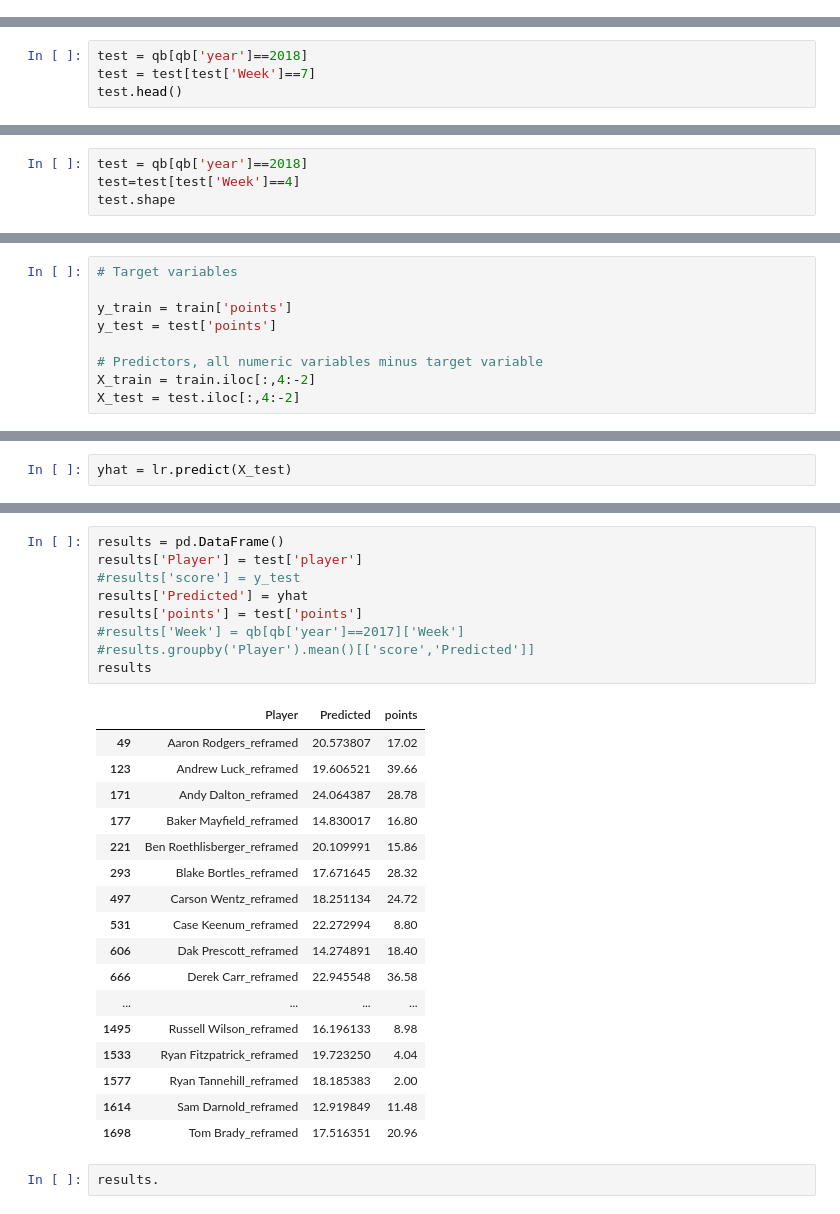
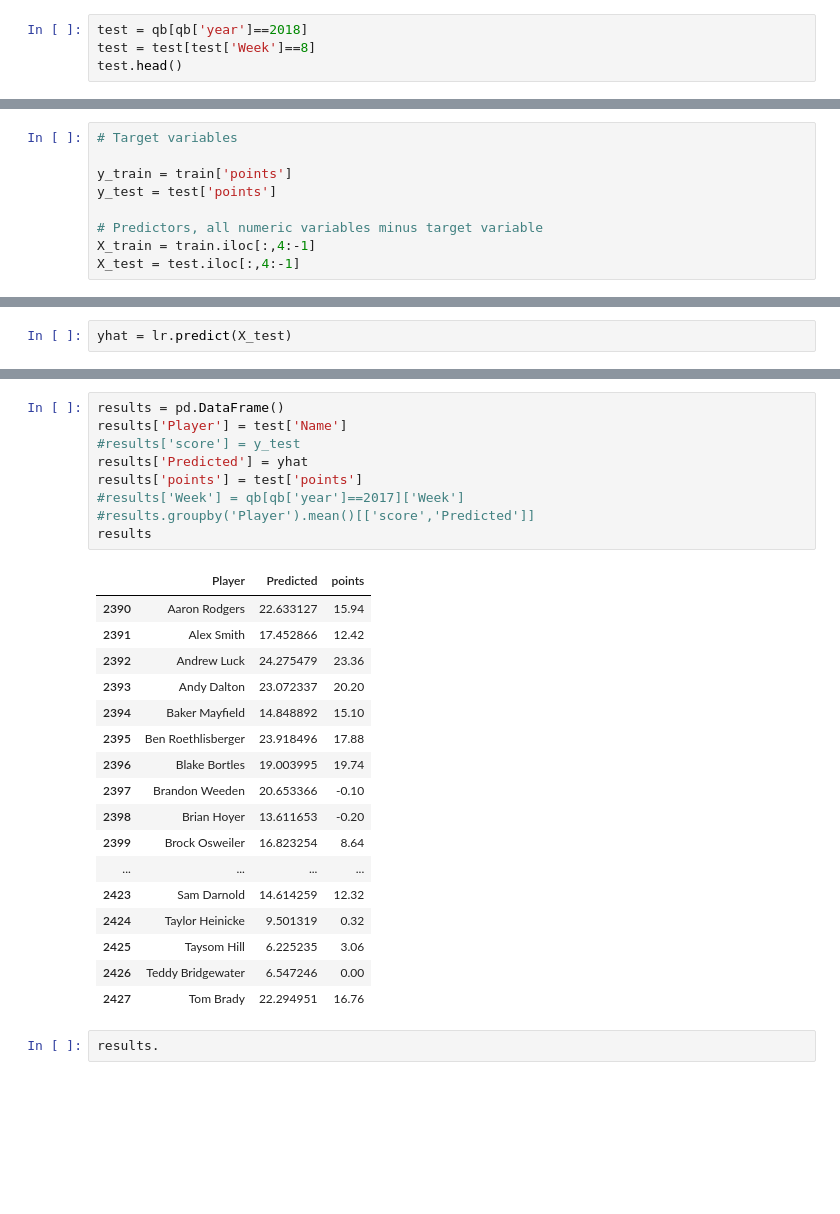
Before and after one commit to bobbdyai73/draftkings, a Jupyter notebook: modeling/qb_weekly_projections.ipynb, the cells around one changed output, grey strips where cells are left out. Drawn from its saved outputs; the diff is of its cells as text; blank space fills up the shorter version.

Commit message:
Reconfigured dataframe

```diff
--- a/modeling/qb_weekly_projections.ipynb
+++ b/modeling/qb_weekly_projections.ipynb
@@ -48,3 +115,7 @@ qb.shape
 test.index[0]
 # %% [output]
 2385
+# %%
+test = qb[qb['year']==2018]
+test = test[test['Week']==8]
+test.head()
@@ -77,4 +148,0 @@ Int64Index([2385, 2386, 2376, 2365, 2380, 2383, 2384, 2354, 2373, 2381, 2389,
-# %%
-test = qb[qb['year']==2018]
-test = test[test['Week']==7]
-test.head()
@@ -123,4 +152,0 @@ train.shape
-# %%
-test = qb[qb['year']==2018]
-test=test[test['Week']==4]
-test.shape
@@ -142,8 +173,8 @@ y_train = train['points']
 y_test = test['points']
 
 # Predictors, all numeric variables minus target variable
-X_train = train.iloc[:,4:-2]
-X_test = test.iloc[:,4:-2]
+X_train = train.iloc[:,4:-1]
+X_test = test.iloc[:,4:-1]
 # %%
 
 X_test.columns
@@ -226,30 +256,30 @@ RMSE error is: 11.886112724
 # %%
 results = pd.DataFrame()
-results['Player'] = test['player']
+results['Player'] = test['Name']
 #results['score'] = y_test
 results['Predicted'] = yhat
 results['points'] = test['points']
 #results['Week'] = qb[qb['year']==2017]['Week']
 #results.groupby('Player').mean()[['score','Predicted']]
 results
 # %% [output]
 |  | Player | Predicted | points |
-| 49 | Aaron Rodgers_reframed | 20.573807 | 17.02 |
-| 123 | Andrew Luck_reframed | 19.606521 | 39.66 |
-| 171 | Andy Dalton_reframed | 24.064387 | 28.78 |
-| 177 | Baker Mayfield_reframed | 14.830017 | 16.80 |
-| 221 | Ben Roethlisberger_reframed | 20.109991 | 15.86 |
-| 293 | Blake Bortles_reframed | 17.671645 | 28.32 |
-| 497 | Carson Wentz_reframed | 18.251134 | 24.72 |
-| 531 | Case Keenum_reframed | 22.272994 | 8.80 |
-| 606 | Dak Prescott_reframed | 14.274891 | 18.40 |
-| 666 | Derek Carr_reframed | 22.945548 | 36.58 |
+| 2390 | Aaron Rodgers | 22.633127 | 15.94 |
+| 2391 | Alex Smith | 17.452866 | 12.42 |
+| 2392 | Andrew Luck | 24.275479 | 23.36 |
+| 2393 | Andy Dalton | 23.072337 | 20.20 |
+| 2394 | Baker Mayfield | 14.848892 | 15.10 |
+| 2395 | Ben Roethlisberger | 23.918496 | 17.88 |
+| 2396 | Blake Bortles | 19.003995 | 19.74 |
+| 2397 | Brandon Weeden | 20.653366 | -0.10 |
+| 2398 | Brian Hoyer | 13.611653 | -0.20 |
+| 2399 | Brock Osweiler | 16.823254 | 8.64 |
 | ... | ... | ... | ... |
-| 1495 | Russell Wilson_reframed | 16.196133 | 8.98 |
-| 1533 | Ryan Fitzpatrick_reframed | 19.723250 | 4.04 |
-| 1577 | Ryan Tannehill_reframed | 18.185383 | 2.00 |
-| 1614 | Sam Darnold_reframed | 12.919849 | 11.48 |
-| 1698 | Tom Brady_reframed | 17.516351 | 20.96 |
+| 2423 | Sam Darnold | 14.614259 | 12.32 |
+| 2424 | Taylor Heinicke | 9.501319 | 0.32 |
+| 2425 | Taysom Hill | 6.225235 | 3.06 |
+| 2426 | Teddy Bridgewater | 6.547246 | 0.00 |
+| 2427 | Tom Brady | 22.294951 | 16.76 |
 # %%
 results.
 # %% [output]
```
Also changed, not shown: parts of 29 cells of this notebook, 10 other files.
